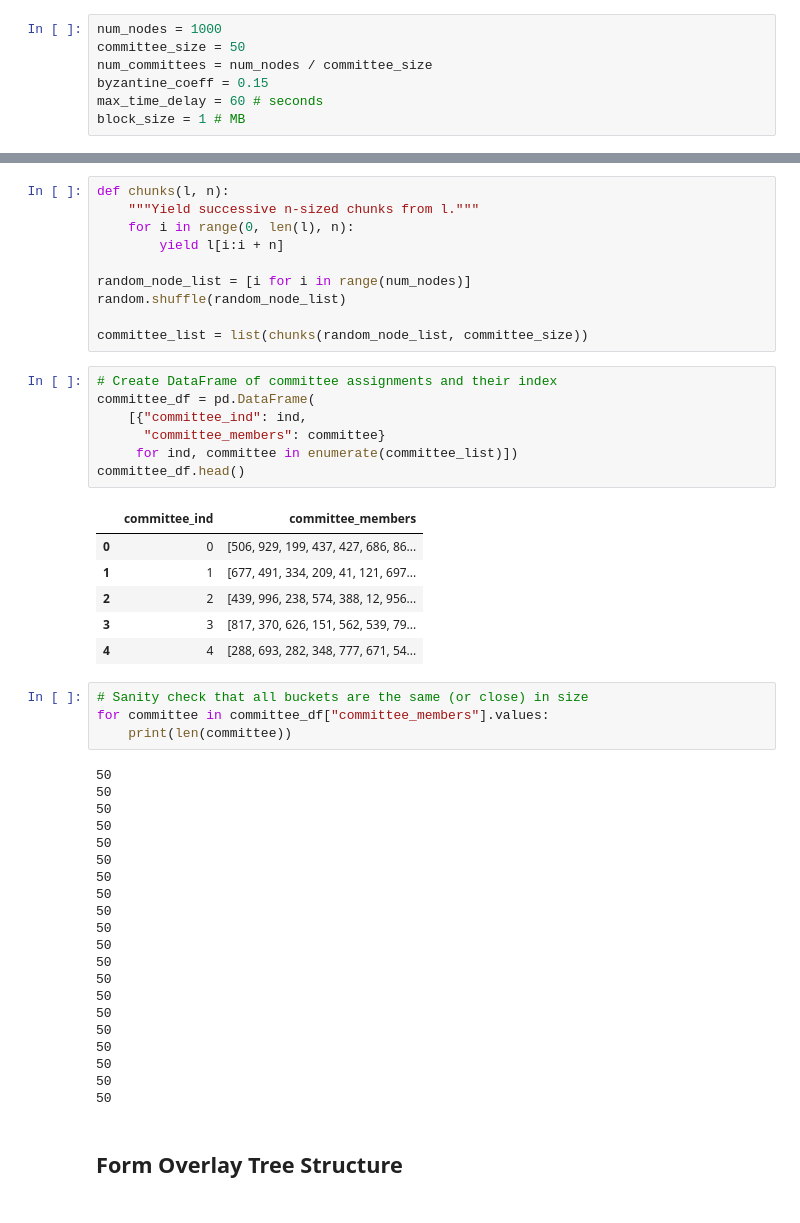
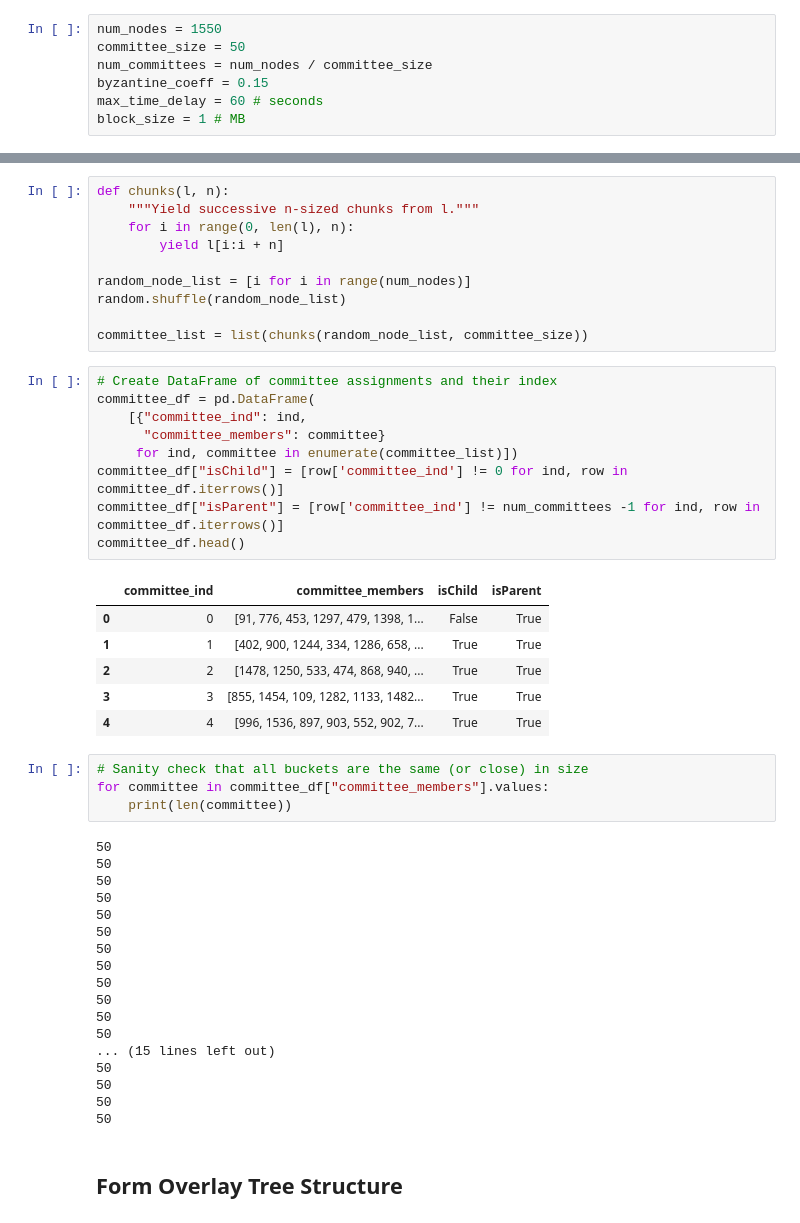
Before and after one commit to logos-co/users, a Jupyter notebook: corpetty/committee_sim/committee-simulations.ipynb, the cells around one changed output, grey strips where cells are left out. Cells and saved outputs as stored; diff of their text form.

```diff
--- a/corpetty/committee_sim/committee-simulations.ipynb
+++ b/corpetty/committee_sim/committee-simulations.ipynb
@@ -25,7 +31,7 @@ We'd like to track the following metrics:
 # %% [markdown]
 ## Globals definitions
 # %%
-num_nodes = 1000
+num_nodes = 1550
 committee_size = 50
 num_committees = num_nodes / committee_size
 byzantine_coeff = 0.15
@@ -48,17 +54,19 @@ committee_list = list(chunks(random_node_list, committee_size))
 # %%
 # Create DataFrame of committee assignments and their index
 committee_df = pd.DataFrame(
     [{"committee_ind": ind,
       "committee_members": committee}
      for ind, committee in enumerate(committee_list)])
+committee_df["isChild"] = [row['committee_ind'] != 0 for ind, row in committee_df.iterrows()]
+committee_df["isParent"] = [row['committee_ind'] != num_committees -1 for ind, row in committee_df.iterrows()]
 committee_df.head()
 # %% [output]
-|  | committee_ind | committee_members |
-| 0 | 0 | [506, 929, 199, 437, 427, 686, 86... |
-| 1 | 1 | [677, 491, 334, 209, 41, 121, 697... |
-| 2 | 2 | [439, 996, 238, 574, 388, 12, 956... |
-| 3 | 3 | [817, 370, 626, 151, 562, 539, 79... |
-| 4 | 4 | [288, 693, 282, 348, 777, 671, 54... |
+|  | committee_ind | committee_members | isChild | isParent |
+| 0 | 0 | [91, 776, 453, 1297, 479, 1398, 1... | False | True |
+| 1 | 1 | [402, 900, 1244, 334, 1286, 658, ... | True | True |
+| 2 | 2 | [1478, 1250, 533, 474, 868, 940, ... | True | True |
+| 3 | 3 | [855, 1454, 109, 1282, 1133, 1482... | True | True |
+| 4 | 4 | [996, 1536, 897, 903, 552, 902, 7... | True | True |
 # %%
 # Sanity check that all buckets are the same (or close) in size
 for committee in committee_df["committee_members"].values:
@@ -76,13 +84,10 @@ for committee in committee_df["committee_members"].values:
 50
 50
 50
+... (15 lines left out)
 50
 50
 50
 50
-50
-50
-50
-50
 # %% [markdown]
 ## Form Overlay Tree Structure
```
Also changed, not shown: parts of 17 cells of this notebook, 3 other files.
